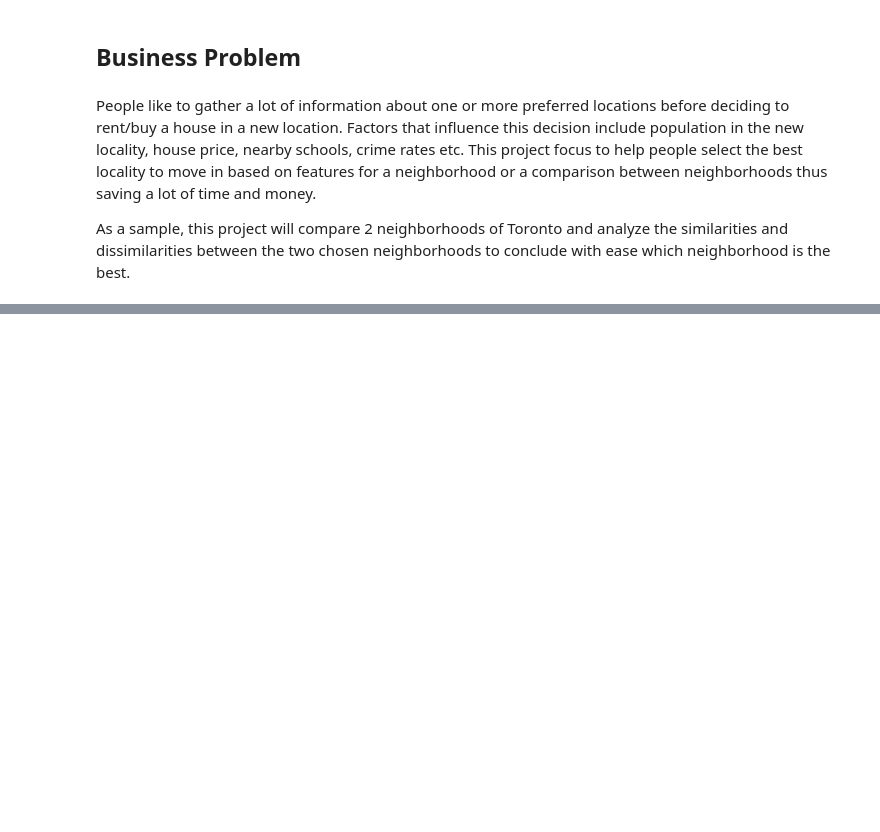
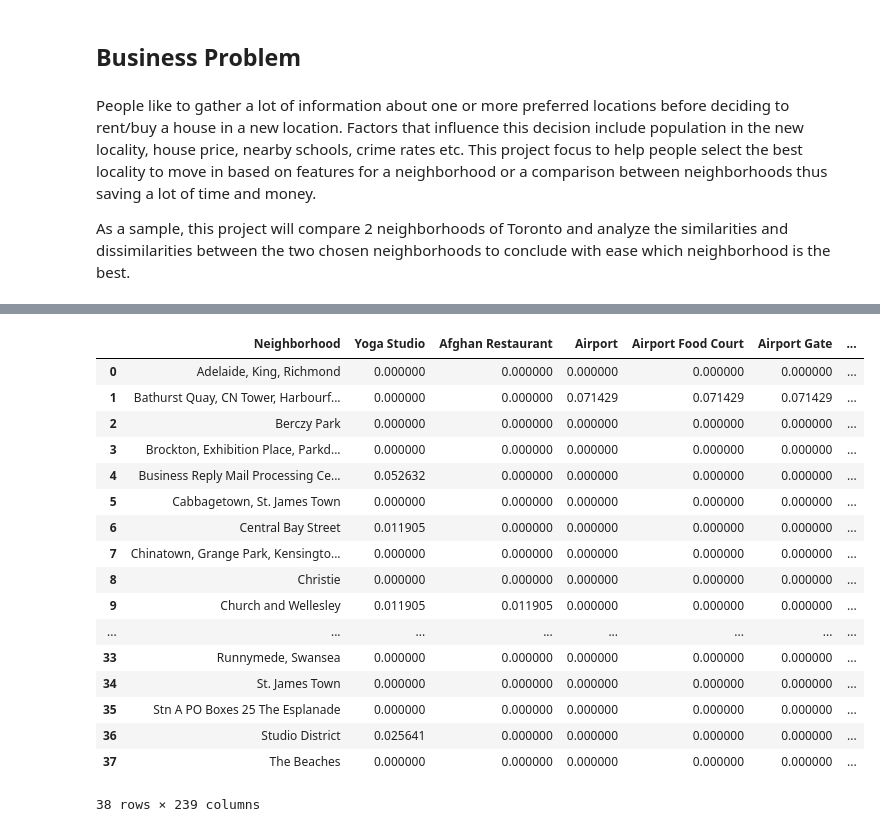
Before and after one commit to steffim88/Coursera_Capstone, a Jupyter notebook: Battle Of Neighborhood.ipynb, the cells around one changed output, grey strips where cells are left out. Drawn from its saved outputs; the diff is of its cells as text; code cells hidden in the pictures; blank space fills up the shorter version.

Commit message:
Published from Watson Studio.

```diff
--- a/Battle Of Neighborhood.ipynb
+++ b/Battle Of Neighborhood.ipynb
@@ -13,0 +82,5 @@ related to demographic and social parameters for the city of Toronto. In this ca
+# %%
+df_new = pd.concat([df_final,df_geo ] ,axis=1)
+df_new.head()
+df_new = df_new[ df_new.Borough.str.contains('Toronto') ]
+df_new.head()
@@ -13,0 +96,22 @@ related to demographic and social parameters for the city of Toronto. In this ca
+# %%
+#import libraries
+!pip install folium
+import matplotlib.cm as cm
+import matplotlib.colors as colors
+from sklearn.cluster import KMeans
+import folium
+toronto_coords = [43.653226, -79.3831843]
+map_toronto = folium.Map(location=[toronto_coords[0], toronto_coords[1]], zoom_start=12)
+for lat, lng, borough, neighborhood in zip(df_new['Latitude'], df_new['Longitude'], df_new['Borough'], df_new['Neighborhood']):
+    label = '{} - {}'.format(neighborhood, borough)
+    label = folium.Popup(label, parse_html=True)
+    folium.CircleMarker(
+        [lat, lng],
+        radius=5,
+        popup=label,
+        color='blue',
+        fill=True,
+        fill_color='blue',
+        fill_opacity=0.7,
+        parse_html=False).add_to(map_toronto)
+map_toronto
@@ -13,0 +222,4 @@ related to demographic and social parameters for the city of Toronto. In this ca
+# %%
+print ('Nearby Venues')
+print ('-------------')
+toronto_venues = getNearbyVenues(toronto_data['Neighborhood'], toronto_data['Latitude'], toronto_data['Longitude'])
@@ -13,0 +267,9 @@ related to demographic and social parameters for the city of Toronto. In this ca
+# %%
+toronto_onehot = pd.get_dummies(toronto_venues[['Venue Category']], prefix="", prefix_sep="")
+
+toronto_onehot['Neighborhood'] = toronto_venues['Neighborhood']
+
+fixed_columns = [toronto_onehot.columns[-1]] + list(toronto_onehot.columns[:-1])
+toronto_onehot = toronto_onehot[fixed_columns]
+
+toronto_onehot.head()
@@ -13,0 +284,22 @@ related to demographic and social parameters for the city of Toronto. In this ca
+# %%
+toronto_grouped = toronto_onehot.groupby('Neighborhood').mean().reset_index()
+toronto_grouped
+# %% [output]
+|  | Neighborhood | Yoga Studio | Afghan Restaurant | Airport | Airport Food Court | Airport Gate | ... |
+| 0 | Adelaide, King, Richmond | 0.000000 | 0.000000 | 0.000000 | 0.000000 | 0.000000 | ... |
+| 1 | Bathurst Quay, CN Tower, Harbourf... | 0.000000 | 0.000000 | 0.071429 | 0.071429 | 0.071429 | ... |
+| 2 | Berczy Park | 0.000000 | 0.000000 | 0.000000 | 0.000000 | 0.000000 | ... |
+| 3 | Brockton, Exhibition Place, Parkd... | 0.000000 | 0.000000 | 0.000000 | 0.000000 | 0.000000 | ... |
+| 4 | Business Reply Mail Processing Ce... | 0.052632 | 0.000000 | 0.000000 | 0.000000 | 0.000000 | ... |
+| 5 | Cabbagetown, St. James Town | 0.000000 | 0.000000 | 0.000000 | 0.000000 | 0.000000 | ... |
+| 6 | Central Bay Street | 0.011905 | 0.000000 | 0.000000 | 0.000000 | 0.000000 | ... |
+| 7 | Chinatown, Grange Park, Kensingto... | 0.000000 | 0.000000 | 0.000000 | 0.000000 | 0.000000 | ... |
+| 8 | Christie | 0.000000 | 0.000000 | 0.000000 | 0.000000 | 0.000000 | ... |
+| 9 | Church and Wellesley | 0.011905 | 0.011905 | 0.000000 | 0.000000 | 0.000000 | ... |
+| ... | ... | ... | ... | ... | ... | ... | ... |
+| 33 | Runnymede, Swansea | 0.000000 | 0.000000 | 0.000000 | 0.000000 | 0.000000 | ... |
+| 34 | St. James Town | 0.000000 | 0.000000 | 0.000000 | 0.000000 | 0.000000 | ... |
+| 35 | Stn A PO Boxes 25 The Esplanade | 0.000000 | 0.000000 | 0.000000 | 0.000000 | 0.000000 | ... |
+| 36 | Studio District | 0.025641 | 0.000000 | 0.000000 | 0.000000 | 0.000000 | ... |
+| 37 | The Beaches | 0.000000 | 0.000000 | 0.000000 | 0.000000 | 0.000000 | ... |
+38 rows × 239 columns
```
Also changed, not shown: parts of 65 cells of this notebook.
